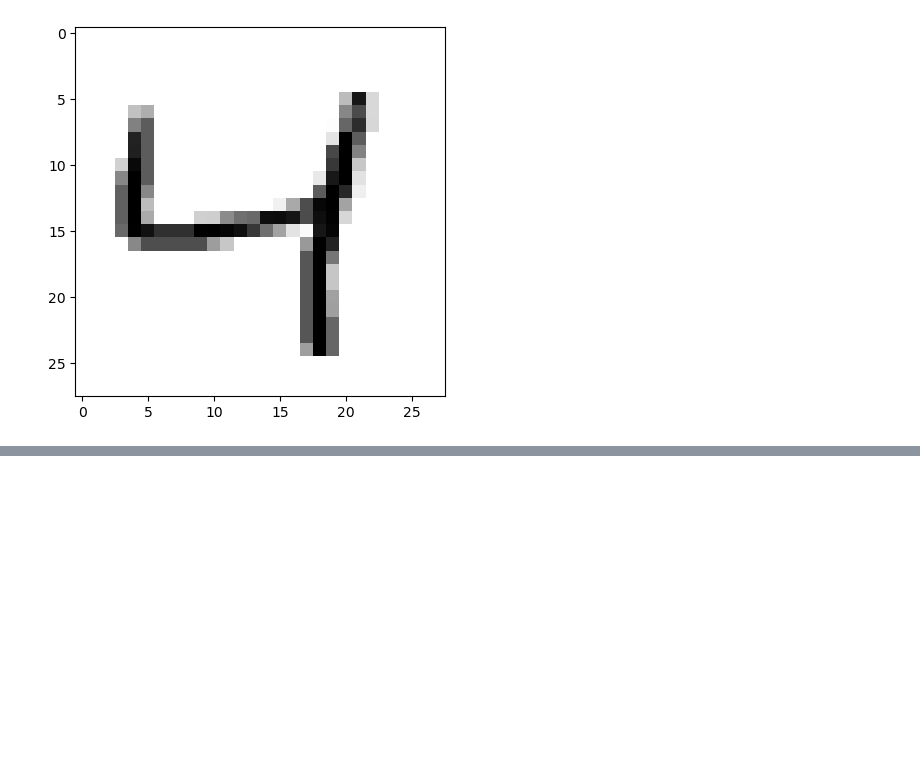
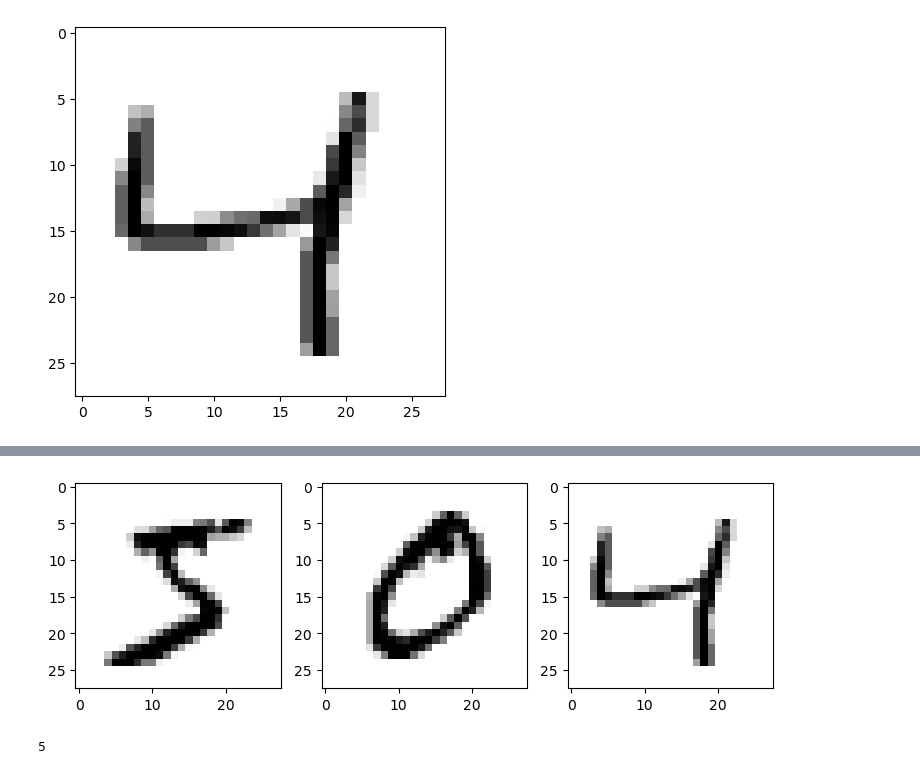
Before and after one commit to Andysimps0n/machine-learning, a Jupyter notebook: code/MNIST.ipynb, the cells around one changed output, grey strips where cells are left out. Drawn from its saved outputs; the diff is of its cells as text; code cells hidden in the pictures; blank space fills up the shorter version.

```diff
--- a/code/MNIST.ipynb
+++ b/code/MNIST.ipynb
@@ -35,3 +38,15 @@ print(int((y[0])))
+# %%
+fig, axes = plt.subplots(1, 3, figsize=(9, 3))
+for i in range(3):
+    digit = X[i].reshape(28, 28)
+    axes[i].imshow(digit, cmap="binary")
+plt.show()
+# %% [output]
+[figure, added]
+# %%
+print(y[0])
+# %% [output]
+5
 # %%
 X_train, X_test, y_train, y_test = X[:60000], X[60000:],  y[:60000], y[60000:]
 # %%
```
Also changed, not shown: parts of 8 cells of this notebook.
